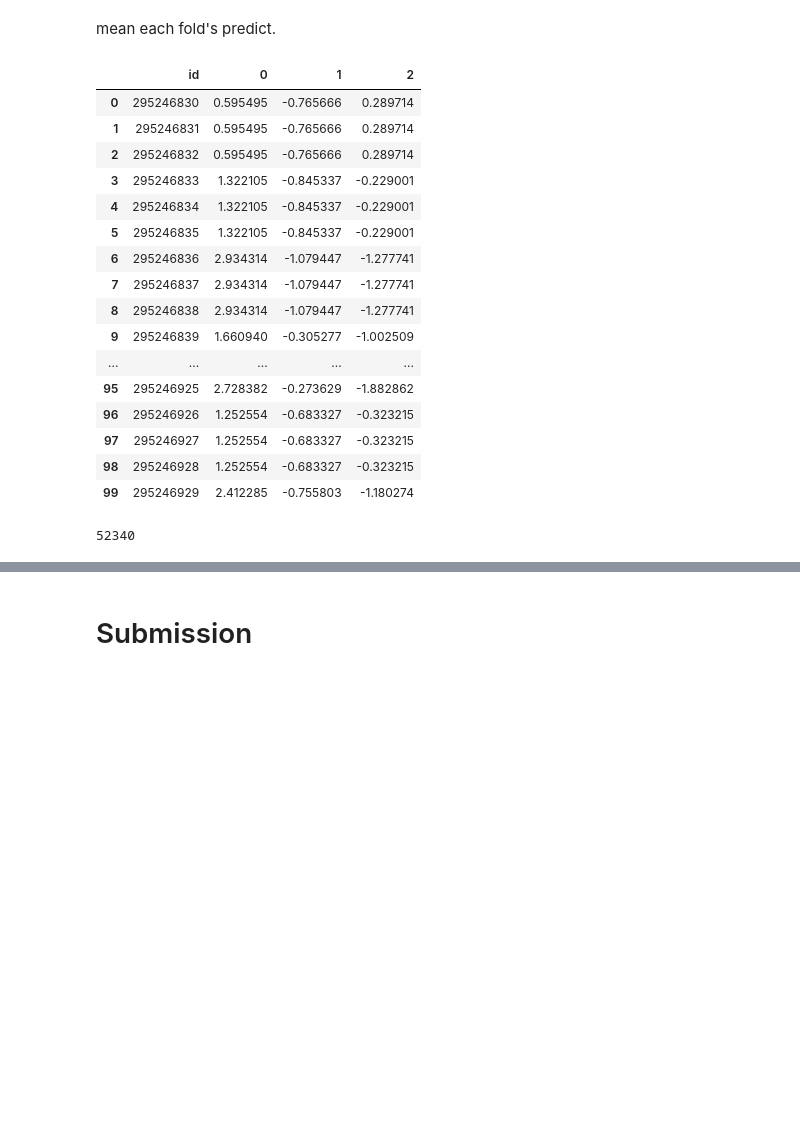
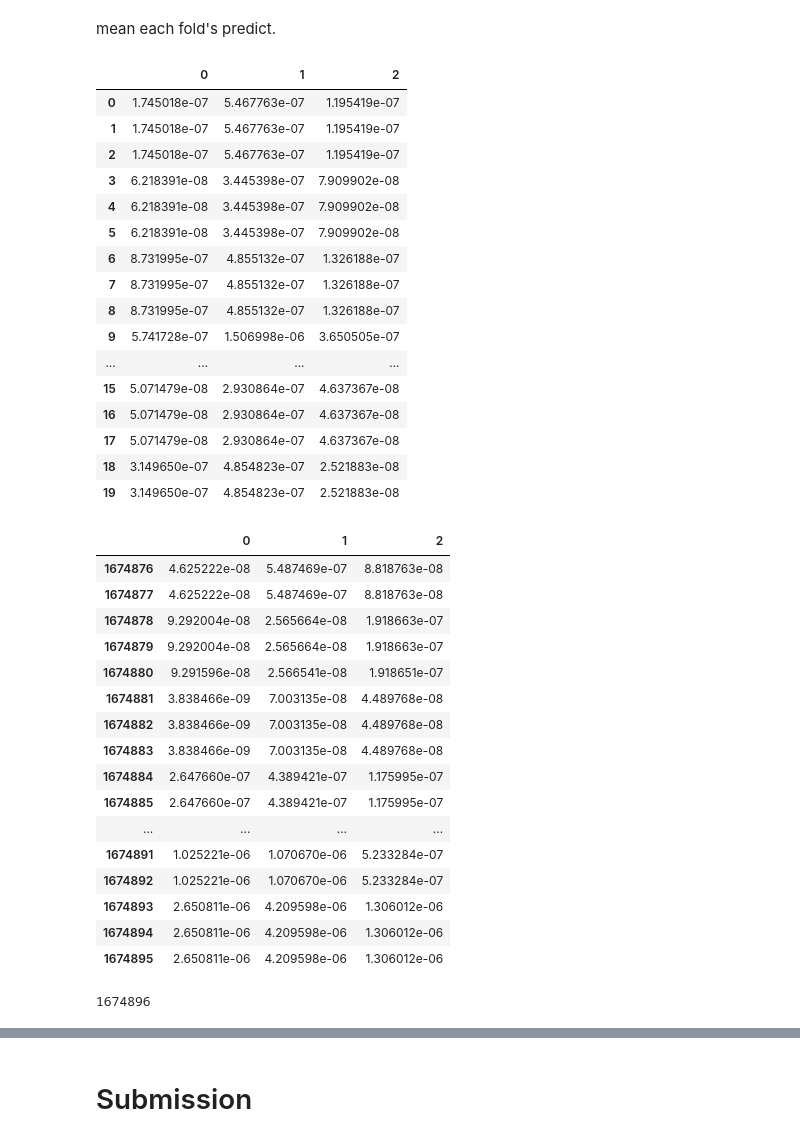
Before and after one commit to yuto-m12/Kaggle_NeurIPS2024, a Jupyter notebook: neurips/models/train_Mamba.ipynb, the cells around one changed output, grey strips where cells are left out. Drawn from its saved outputs; the diff is of its cells as text; code cells hidden in the pictures; blank space fills up the shorter version.

```diff
--- a/neurips/models/train_Mamba.ipynb
+++ b/neurips/models/train_Mamba.ipynb
@@ -273,7 +296,9 @@ def train_one_fold(CFG,
                    train: pd.DataFrame,
                    output_path
                    ):
-    feature_columns = [str(i) for i in range(384)]
+    # feature_columns = [str(i) for i in range(384)]
+    feature_columns = [f'enc{i}' for i in range(142)]
+
     label_columns = ['bind1', 'bind2', 'bind3']
 
     set_random_seed(CFG.seed, deterministic=CFG.deterministic)
@@ -374,6 +399,7 @@ for fold_id in range(CFG.folds):
     output_path = Path(f"fold{fold_id}")
     output_path.mkdir(exist_ok=True)
     print(f"[fold{fold_id}]")
-    score_list.append(train_one_fold(CFG, fold_id, train_clm, output_path))
+    # score_list.append(train_one_fold(CFG, fold_id, train_clm, output_path))
+    score_list.append(train_one_fold(CFG, fold_id, train_enc, output_path))
 # %% [output]
 [fold0]
@@ -442,7 +473,8 @@ def inference(test):
         print(f"\n[fold {fold_id}]")
         device = torch.device(CFG.device)
 
-        feature_columns = [str(i) for i in range(384)]
+        # feature_columns = [str(i) for i in range(384)]
+        feature_columns = [f'enc{i}' for i in range(142)]
         test_dataset = EXDataset(test[feature_columns],
                                  transform = to_tensor,
                                  is_test = True)
@@ -464,7 +496,8 @@ def inference(test):
         gc.collect()
     return test_pred_arr
 
-test_preds_arr = inference(test_clm)
+# test_preds_arr = inference(test_clm)
+test_preds_arr = inference(test_enc)
 # %% [output]
 [fold 0]
 [fold 1]
@@ -474,26 +507,44 @@ mean each fold's predict.
 test_pred = test_preds_arr.mean(axis=0)
 test_pred = pd.DataFrame(test_pred)
 # test_pred = pd.concat([test_clm[['id', 'protein_name']], test_pred], axis=1)
-test_pred = pd.concat([test_clm['id'], test_pred], axis=1)
+# test_pred = pd.concat([test_enc['id'], test_pred], axis=1)
 # %%
-display(test_pred.head(100))
+display(test_pred.head(20))
+display(test_pred.tail(20))
 print(len(test_pred))
 # %% [output]
-|  | id | 0 | 1 | 2 |
-| 0 | 295246830 | 0.595495 | -0.765666 | 0.289714 |
-| 1 | 295246831 | 0.595495 | -0.765666 | 0.289714 |
-| 2 | 295246832 | 0.595495 | -0.765666 | 0.289714 |
-| 3 | 295246833 | 1.322105 | -0.845337 | -0.229001 |
-| 4 | 295246834 | 1.322105 | -0.845337 | -0.229001 |
-| 5 | 295246835 | 1.322105 | -0.845337 | -0.229001 |
-| 6 | 295246836 | 2.934314 | -1.079447 | -1.277741 |
-| 7 | 295246837 | 2.934314 | -1.079447 | -1.277741 |
-| 8 | 295246838 | 2.934314 | -1.079447 | -1.277741 |
-| 9 | 295246839 | 1.660940 | -0.305277 | -1.002509 |
-| ... | ... | ... | ... | ... |
-| 95 | 295246925 | 2.728382 | -0.273629 | -1.882862 |
-| 96 | 295246926 | 1.252554 | -0.683327 | -0.323215 |
-| 97 | 295246927 | 1.252554 | -0.683327 | -0.323215 |
-| 98 | 295246928 | 1.252554 | -0.683327 | -0.323215 |
-| 99 | 295246929 | 2.412285 | -0.755803 | -1.180274 |
+|  | 0 | 1 | 2 |
+| 0 | 1.745018e-07 | 5.467763e-07 | 1.195419e-07 |
+| 1 | 1.745018e-07 | 5.467763e-07 | 1.195419e-07 |
+| 2 | 1.745018e-07 | 5.467763e-07 | 1.195419e-07 |
+| 3 | 6.218391e-08 | 3.445398e-07 | 7.909902e-08 |
+| 4 | 6.218391e-08 | 3.445398e-07 | 7.909902e-08 |
+| 5 | 6.218391e-08 | 3.445398e-07 | 7.909902e-08 |
+| 6 | 8.731995e-07 | 4.855132e-07 | 1.326188e-07 |
+| 7 | 8.731995e-07 | 4.855132e-07 | 1.326188e-07 |
+| 8 | 8.731995e-07 | 4.855132e-07 | 1.326188e-07 |
+| 9 | 5.741728e-07 | 1.506998e-06 | 3.650505e-07 |
+| ... | ... | ... | ... |
+| 15 | 5.071479e-08 | 2.930864e-07 | 4.637367e-08 |
+| 16 | 5.071479e-08 | 2.930864e-07 | 4.637367e-08 |
+| 17 | 5.071479e-08 | 2.930864e-07 | 4.637367e-08 |
+| 18 | 3.149650e-07 | 4.854823e-07 | 2.521883e-08 |
+| 19 | 3.149650e-07 | 4.854823e-07 | 2.521883e-08 |
+|  | 0 | 1 | 2 |
+| 1674876 | 4.625222e-08 | 5.487469e-07 | 8.818763e-08 |
+| 1674877 | 4.625222e-08 | 5.487469e-07 | 8.818763e-08 |
+| 1674878 | 9.292004e-08 | 2.565664e-08 | 1.918663e-07 |
+| 1674879 | 9.292004e-08 | 2.565664e-08 | 1.918663e-07 |
+| 1674880 | 9.291596e-08 | 2.566541e-08 | 1.918651e-07 |
+| 1674881 | 3.838466e-09 | 7.003135e-08 | 4.489768e-08 |
+| 1674882 | 3.838466e-09 | 7.003135e-08 | 4.489768e-08 |
+| 1674883 | 3.838466e-09 | 7.003135e-08 | 4.489768e-08 |
+| 1674884 | 2.647660e-07 | 4.389421e-07 | 1.175995e-07 |
+| 1674885 | 2.647660e-07 | 4.389421e-07 | 1.175995e-07 |
+| ... | ... | ... | ... |
+| 1674891 | 1.025221e-06 | 1.070670e-06 | 5.233284e-07 |
+| 1674892 | 1.025221e-06 | 1.070670e-06 | 5.233284e-07 |
+| 1674893 | 2.650811e-06 | 4.209598e-06 | 1.306012e-06 |
+| 1674894 | 2.650811e-06 | 4.209598e-06 | 1.306012e-06 |
+| 1674895 | 2.650811e-06 | 4.209598e-06 | 1.306012e-06 |
-52340
+1674896
```
Also changed, not shown: parts of 21 cells of this notebook, 5 other files.
